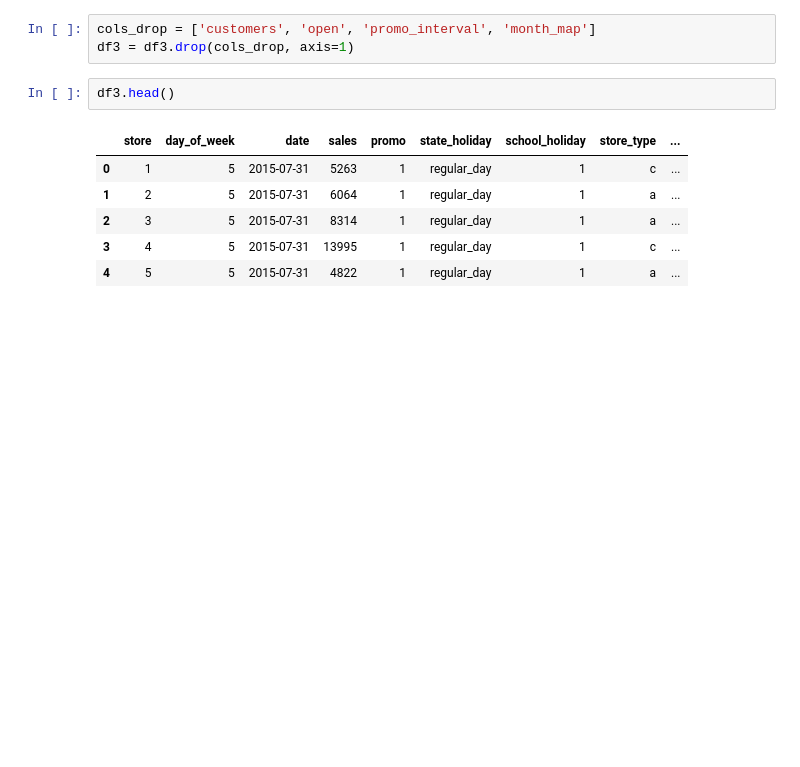
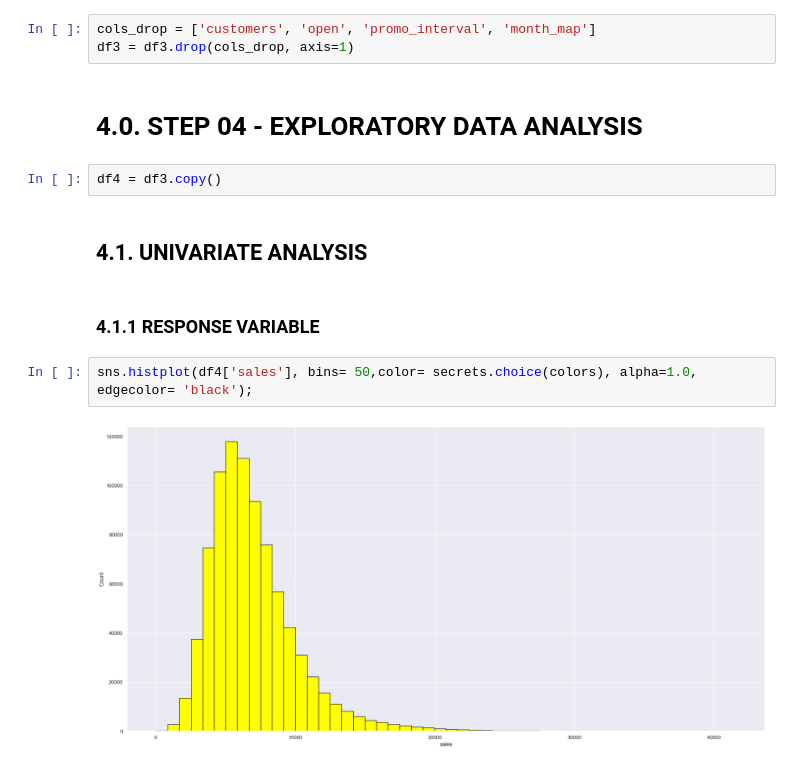
Before and after one commit to JoseEduardof93/Pharmacy-Sales-Forecast, a Jupyter notebook: notebooks/mod04_v01_forecast_project_eda.ipynb, the cells around one changed output. Saved outputs shown, nothing was run; the diff lists cells and outputs as text; blank space fills up the shorter version.

Commit message:
start the bivariate analysis

```diff
--- a/notebooks/mod04_v01_forecast_project_eda.ipynb
+++ b/notebooks/mod04_v01_forecast_project_eda.ipynb
@@ -379,12 +361,15 @@ df3.head()
 # %%
 cols_drop = ['customers', 'open', 'promo_interval', 'month_map']
 df3 = df3.drop(cols_drop, axis=1)
-# %%
-df3.head()
-# %% [output]
-|  | store | day_of_week | date | sales | promo | state_holiday | school_holiday | store_type | ... |
-| 0 | 1 | 5 | 2015-07-31 | 5263 | 1 | regular_day | 1 | c | ... |
-| 1 | 2 | 5 | 2015-07-31 | 6064 | 1 | regular_day | 1 | a | ... |
-| 2 | 3 | 5 | 2015-07-31 | 8314 | 1 | regular_day | 1 | a | ... |
-| 3 | 4 | 5 | 2015-07-31 | 13995 | 1 | regular_day | 1 | c | ... |
-| 4 | 5 | 5 | 2015-07-31 | 4822 | 1 | regular_day | 1 | a | ... |
+# %% [markdown]
+# 4.0. STEP 04 - EXPLORATORY DATA ANALYSIS
+# %%
+df4 = df3.copy()
+# %% [markdown]
+## 4.1. UNIVARIATE ANALYSIS
+# %% [markdown]
+### 4.1.1 RESPONSE VARIABLE
+# %%
+sns.histplot(df4['sales'], bins= 50,color= secrets.choice(colors), alpha=1.0, edgecolor= 'black');
+# %% [output]
+[figure, added]
```
Also changed, not shown: parts of 17 cells of this notebook.
